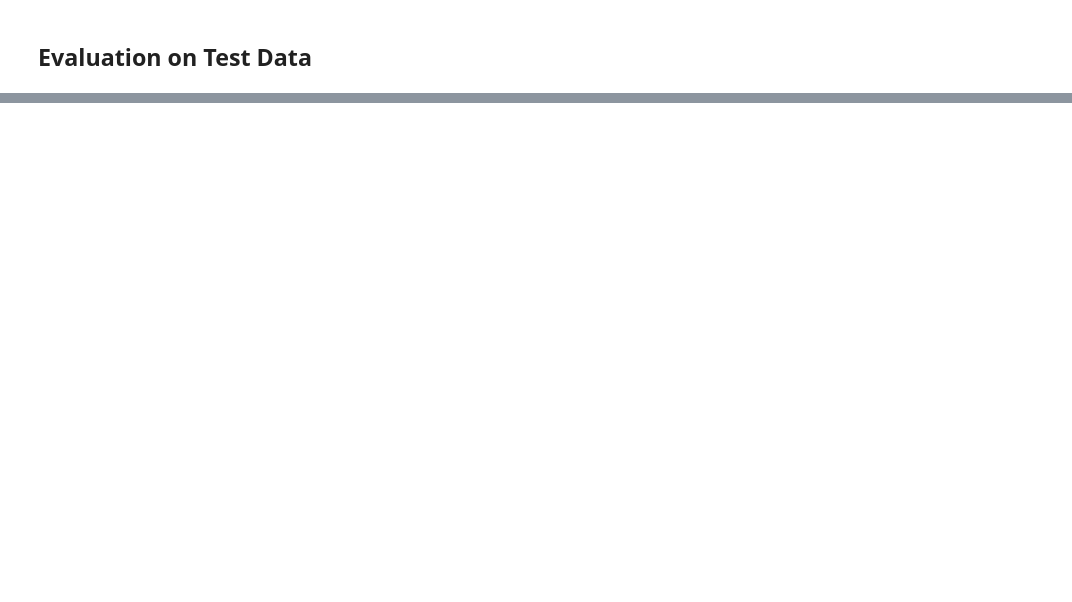
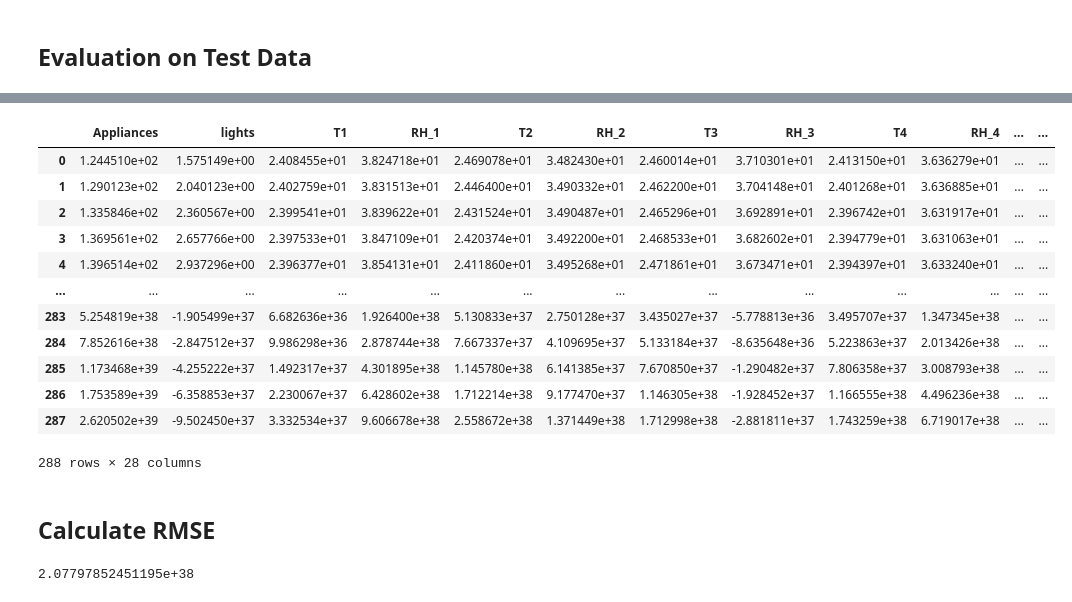
Before and after one commit to saadtariq-ds/Complete-Data-Science-Journey, a Jupyter notebook: 15-Recurrent-Neural-Network/02-TensorFlow/04-Multivariate-Time-Series.ipynb, the cells around one changed output, grey strips where cells are left out. Saved outputs shown, nothing was run; the diff lists cells and outputs as text; code cells hidden in the pictures; blank space fills up the shorter version.

```diff
--- a/15-Recurrent-Neural-Network/02-TensorFlow/04-Multivariate-Time-Series.ipynb
+++ b/15-Recurrent-Neural-Network/02-TensorFlow/04-Multivariate-Time-Series.ipynb
@@ -301,6 +301,7 @@ losses.plot();
 # %% [markdown]
 ## Evaluation on Test Data
 # %%
+num_of_features = train_set_scaled.shape[1]
 test_predictions = []
 
 first_eval_batch = train_set_scaled[-length:]
@@ -331,5 +332,3 @@ for i in range(len(test_set)):
 # %%
-true_predictions = scaler.inverse_transform(test_predictions)
-test_set['Predictions'] = true_predictions
-test_set.plot(figsize=(12,8));
+test_predictions
 # %% [output]
@@ -486,0 +402,26 @@ plt.xlim('2018-01-01', '2020-12-01');
+# %%
+true_predictions = pd.DataFrame(
+    data=true_predictions,
+    columns=test_set.columns
+)
+true_predictions
+# %% [output]
+|  | Appliances | lights | T1 | RH_1 | T2 | RH_2 | T3 | RH_3 | T4 | RH_4 | ... | ... |
+| 0 | 1.244510e+02 | 1.575149e+00 | 2.408455e+01 | 3.824718e+01 | 2.469078e+01 | 3.482430e+01 | 2.460014e+01 | 3.710301e+01 | 2.413150e+01 | 3.636279e+01 | ... | ... |
+| 1 | 1.290123e+02 | 2.040123e+00 | 2.402759e+01 | 3.831513e+01 | 2.446400e+01 | 3.490332e+01 | 2.462200e+01 | 3.704148e+01 | 2.401268e+01 | 3.636885e+01 | ... | ... |
+| 2 | 1.335846e+02 | 2.360567e+00 | 2.399541e+01 | 3.839622e+01 | 2.431524e+01 | 3.490487e+01 | 2.465296e+01 | 3.692891e+01 | 2.396742e+01 | 3.631917e+01 | ... | ... |
+| 3 | 1.369561e+02 | 2.657766e+00 | 2.397533e+01 | 3.847109e+01 | 2.420374e+01 | 3.492200e+01 | 2.468533e+01 | 3.682602e+01 | 2.394779e+01 | 3.631063e+01 | ... | ... |
+| 4 | 1.396514e+02 | 2.937296e+00 | 2.396377e+01 | 3.854131e+01 | 2.411860e+01 | 3.495268e+01 | 2.471861e+01 | 3.673471e+01 | 2.394397e+01 | 3.633240e+01 | ... | ... |
+| ... | ... | ... | ... | ... | ... | ... | ... | ... | ... | ... | ... | ... |
+| 283 | 5.254819e+38 | -1.905499e+37 | 6.682636e+36 | 1.926400e+38 | 5.130833e+37 | 2.750128e+37 | 3.435027e+37 | -5.778813e+36 | 3.495707e+37 | 1.347345e+38 | ... | ... |
+| 284 | 7.852616e+38 | -2.847512e+37 | 9.986298e+36 | 2.878744e+38 | 7.667337e+37 | 4.109695e+37 | 5.133184e+37 | -8.635648e+36 | 5.223863e+37 | 2.013426e+38 | ... | ... |
+| 285 | 1.173468e+39 | -4.255222e+37 | 1.492317e+37 | 4.301895e+38 | 1.145780e+38 | 6.141385e+37 | 7.670850e+37 | -1.290482e+37 | 7.806358e+37 | 3.008793e+38 | ... | ... |
+| 286 | 1.753589e+39 | -6.358853e+37 | 2.230067e+37 | 6.428602e+38 | 1.712214e+38 | 9.177470e+37 | 1.146305e+38 | -1.928452e+37 | 1.166555e+38 | 4.496236e+38 | ... | ... |
+| 287 | 2.620502e+39 | -9.502450e+37 | 3.332534e+37 | 9.606678e+38 | 2.558672e+38 | 1.371449e+38 | 1.712998e+38 | -2.881811e+37 | 1.743259e+38 | 6.719017e+38 | ... | ... |
+288 rows × 28 columns
+# %% [markdown]
+## Calculate RMSE
+# %%
+np.sqrt(mean_squared_error(test_set['Appliances'], true_predictions['Appliances']))
+# %% [output]
+2.07797852451195e+38
```
Also changed, not shown: parts of 32 cells of this notebook.
